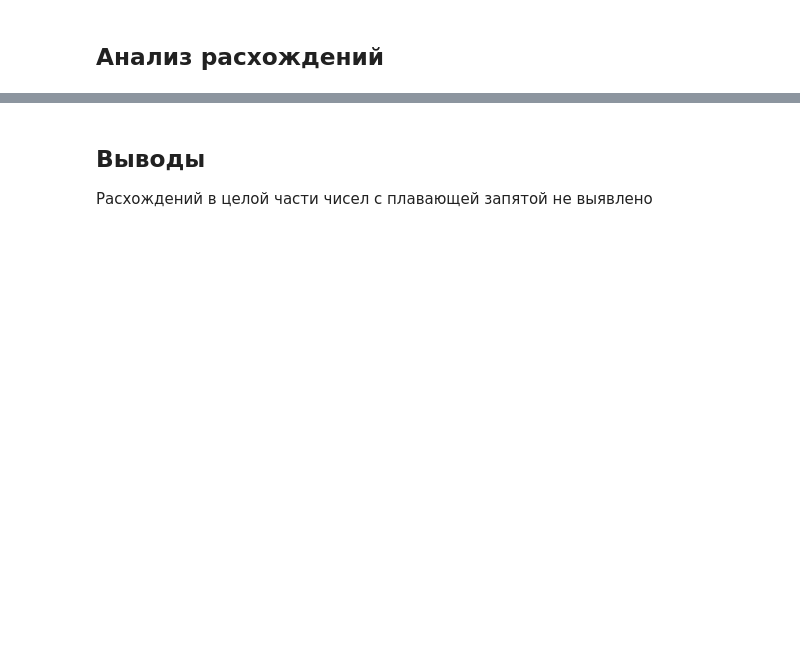
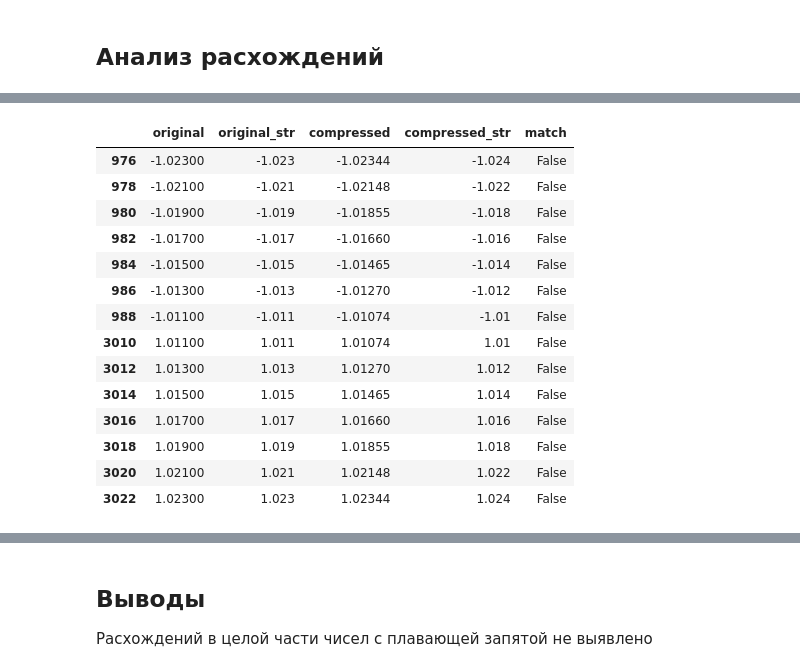
Before and after one commit to antrushin/test_compression_vtb_scorekit, a Jupyter notebook: sample_creation_and_test_compression_mlkit.ipynb, the cells around one changed output, grey strips where cells are left out. Saved outputs shown, nothing was run; the diff lists cells and outputs as text; code cells hidden in the pictures; blank space fills up the shorter version.

```diff
--- a/sample_creation_and_test_compression_mlkit.ipynb
+++ b/sample_creation_and_test_compression_mlkit.ipynb
@@ -388,0 +446,18 @@ def calc_abs_diff(original_sample: pd.Series, compressed_sample: pd.Series) -> N
+# %%
+temp_df[temp_df["match"] == False]
+# %% [output]
+|  | original | original_str | compressed | compressed_str | match |
+| 976 | -1.02300 | -1.023 | -1.02344 | -1.024 | False |
+| 978 | -1.02100 | -1.021 | -1.02148 | -1.022 | False |
+| 980 | -1.01900 | -1.019 | -1.01855 | -1.018 | False |
+| 982 | -1.01700 | -1.017 | -1.01660 | -1.016 | False |
+| 984 | -1.01500 | -1.015 | -1.01465 | -1.014 | False |
+| 986 | -1.01300 | -1.013 | -1.01270 | -1.012 | False |
+| 988 | -1.01100 | -1.011 | -1.01074 | -1.01 | False |
+| 3010 | 1.01100 | 1.011 | 1.01074 | 1.01 | False |
+| 3012 | 1.01300 | 1.013 | 1.01270 | 1.012 | False |
+| 3014 | 1.01500 | 1.015 | 1.01465 | 1.014 | False |
+| 3016 | 1.01700 | 1.017 | 1.01660 | 1.016 | False |
+| 3018 | 1.01900 | 1.019 | 1.01855 | 1.018 | False |
+| 3020 | 1.02100 | 1.021 | 1.02148 | 1.022 | False |
+| 3022 | 1.02300 | 1.023 | 1.02344 | 1.024 | False |
```
Also changed, not shown: parts of 11 cells of this notebook, 1 other file.
